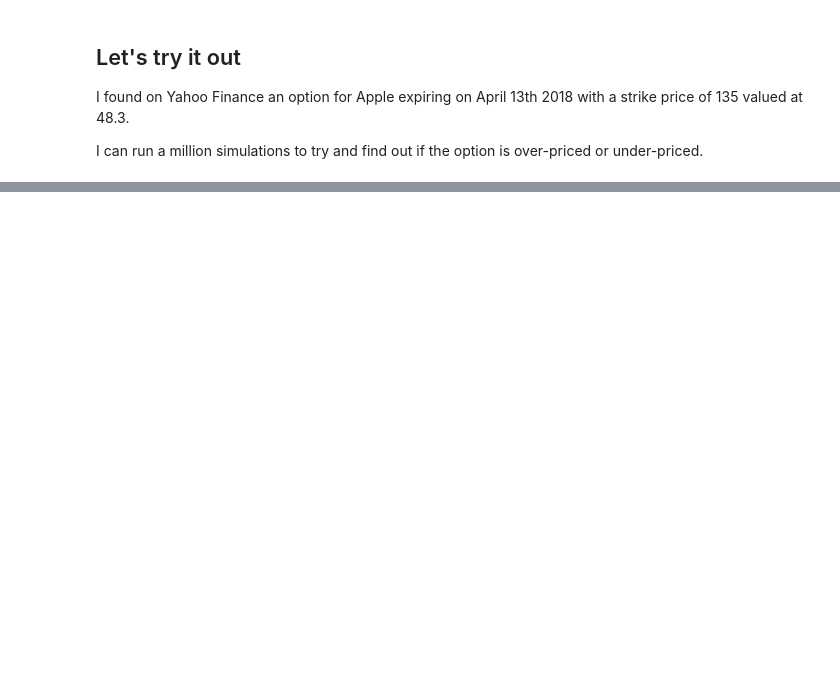
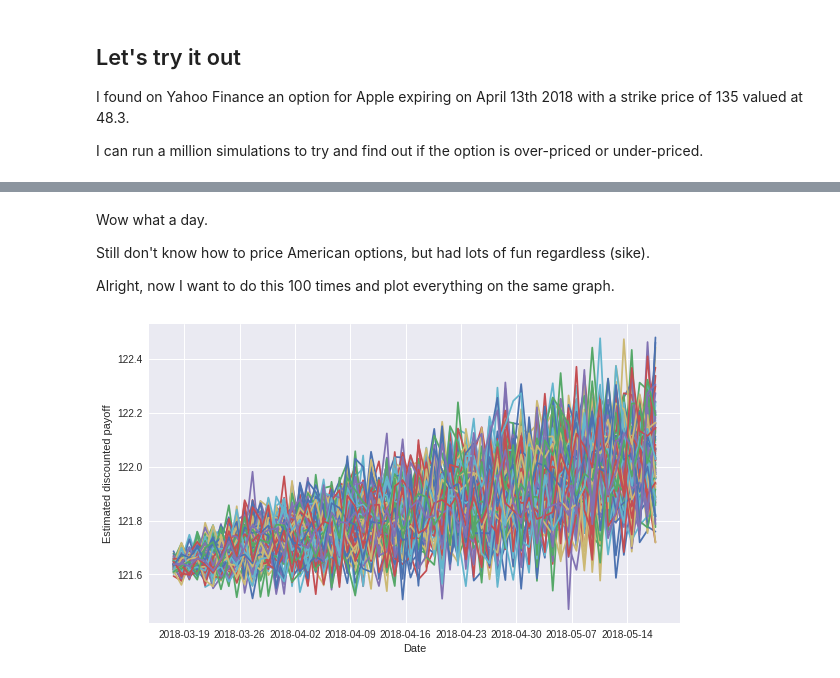
Before and after one commit to fontanierh/monte_carlo, a Jupyter notebook: monte_carlo_options.ipynb, the cells around one changed output, grey strips where cells are left out. Drawn from its saved outputs; the diff is of its cells as text; code cells hidden in the pictures; blank space fills up the shorter version.

```diff
--- a/monte_carlo_options.ipynb
+++ b/monte_carlo_options.ipynb
@@ -181,0 +229,44 @@ print("Estimated price:", estimated_price)
+# %% [markdown]
+Wow what a day.
+
+Still don't know how to price American options, but had lots of fun regardless (sike).
+
+Alright, now I want to do this 100 times and plot everything on the same graph.
+# %%
+symbol = 'TSLA'
+exchange = 'NASDAQ'
+expiry_date = '2018-05-18'
+strike_price = 205.0
+
+nb_simulations = 100000 # reducing that a bit
+
+stock = get_stock(symbol, exchange)
+S = stock['Close'][-1]
+vol = get_stock_annualized_volatility(stock)
+
+exp_datetime = datetime.strptime(expiry_date, '%Y-%m-%d')
+
+prices_2d = []
+dates_2d = []
+for i in range(0, 100):
+  dates = []
+  simulations = []
+  start_date = datetime.now() + timedelta(days=2)
+  while start_date <= exp_datetime:
+    dates.append(start_date)
+    simulation = simulate(S, vol, start_date.strftime('%Y-%m-%d'), RISK_FREE_RATE,
+                          strike_price, nb_simulations)
+    simulations.append(simulation)
+    start_date += timedelta(days=1)
+  prices = [simulation['Discounted payoff'].mean() for simulation in simulations]
+  prices_2d.append(prices)
+  dates_2d.append(dates)
+
+for prices, dates in zip(prices_2d, dates_2d):
+  plt.plot(dates, prices)
+
+plt.ylabel('Estimated discounted payoff')
+plt.xlabel('Date')
+plt.show()
+# %% [output]
+[figure, added]
```
Also changed, not shown: parts of 11 cells of this notebook.
